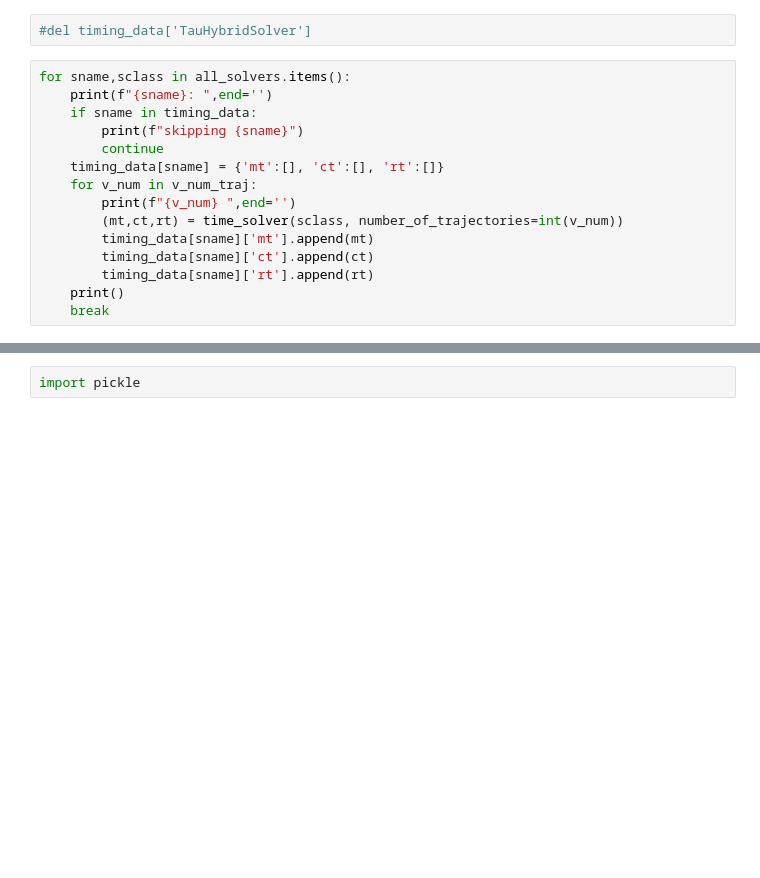
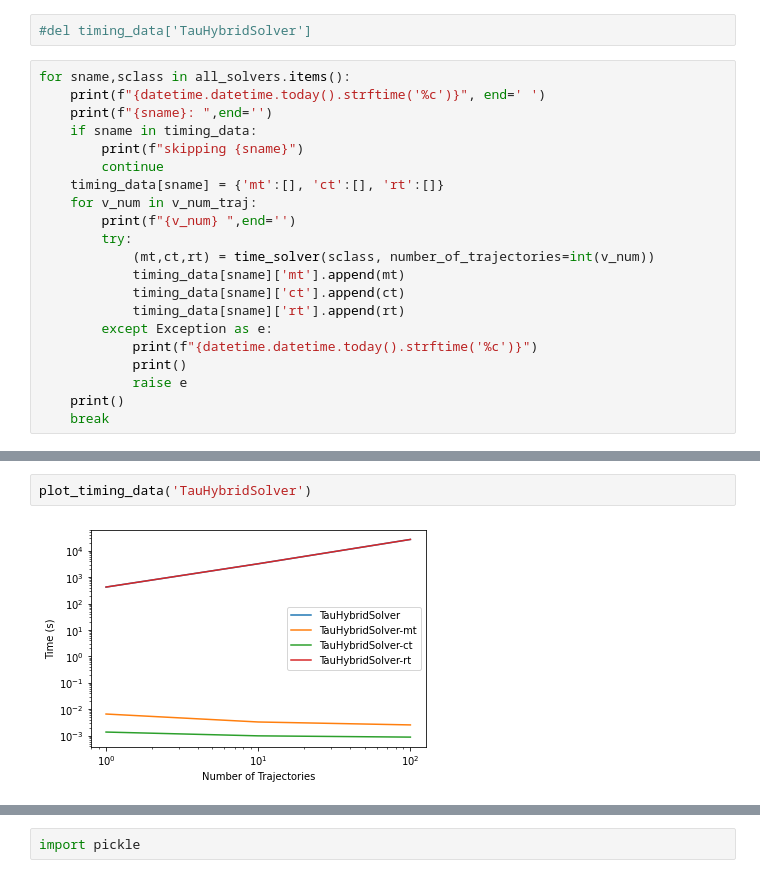
Before and after one commit to GillesPy2/GillesPy2_paper, a Jupyter notebook: performance/Vilar_Oscillator.ipynb, the cells around one changed output, grey strips where cells are left out. Cells and saved outputs as stored; diff of their text form; blank space fills up the shorter version.

```diff
--- a/performance/Vilar_Oscillator.ipynb
+++ b/performance/Vilar_Oscillator.ipynb
@@ -210,6 +191,7 @@ print(timing_data)
 #del timing_data['TauHybridSolver']
 # %%
 for sname,sclass in all_solvers.items():
+    print(f"{datetime.datetime.today().strftime('%c')}", end=' ')
     print(f"{sname}: ",end='')
     if sname in timing_data:
         print(f"skipping {sname}")
@@ -217,10 +199,15 @@ for sname,sclass in all_solvers.items():
     timing_data[sname] = {'mt':[], 'ct':[], 'rt':[]}
     for v_num in v_num_traj:
         print(f"{v_num} ",end='')
-        (mt,ct,rt) = time_solver(sclass, number_of_trajectories=int(v_num))
-        timing_data[sname]['mt'].append(mt)
-        timing_data[sname]['ct'].append(ct)
-        timing_data[sname]['rt'].append(rt)
+        try:
+            (mt,ct,rt) = time_solver(sclass, number_of_trajectories=int(v_num))
+            timing_data[sname]['mt'].append(mt)
+            timing_data[sname]['ct'].append(ct)
+            timing_data[sname]['rt'].append(rt)
+        except Exception as e:
+            print(f"{datetime.datetime.today().strftime('%c')}")
+            print()
+            raise e
     print()
     break
 # %% [output]
@@ -261,2 +271,6 @@ plot_timing_data('ODESolver')
+# %%
+plot_timing_data('TauHybridSolver')
+# %% [output]
+[figure, added]
 # %%
 plot_timing_data('SSACSolver')
```
Also changed, not shown: parts of 33 cells of this notebook, 5 other files.
